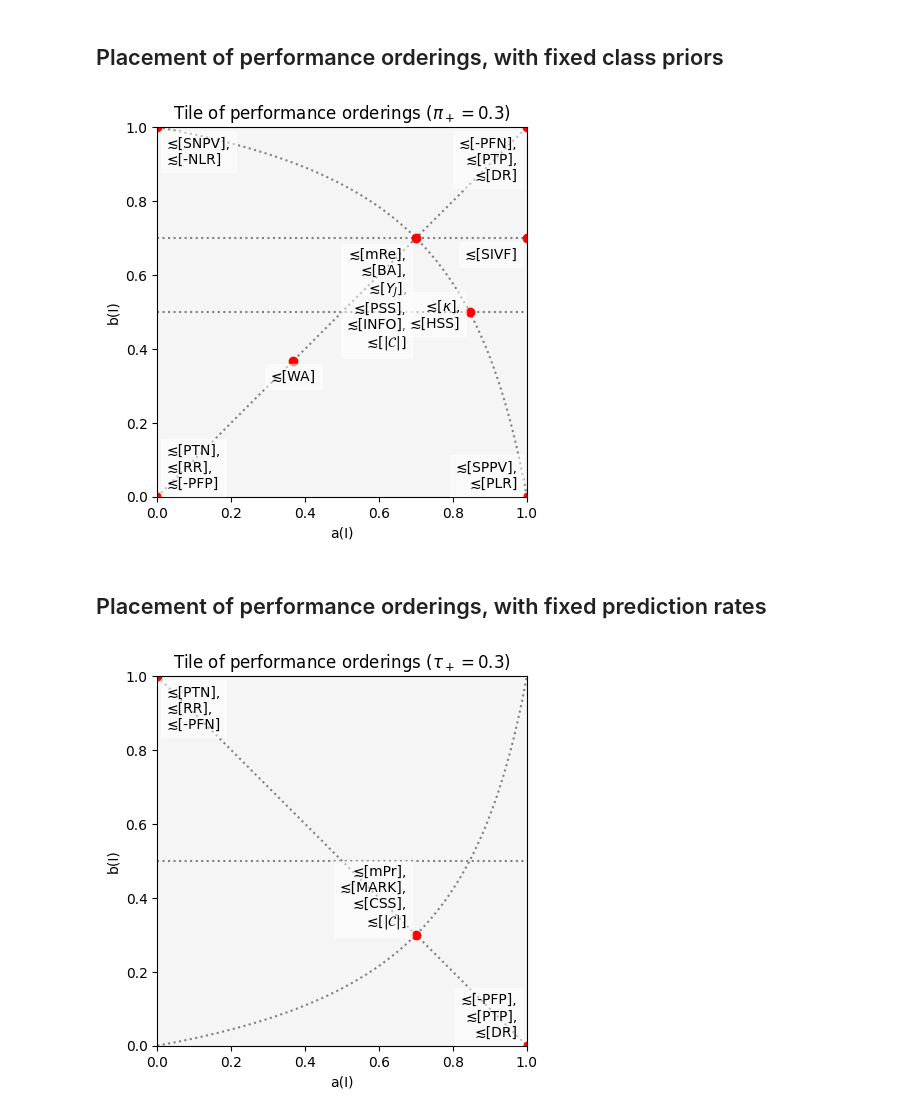
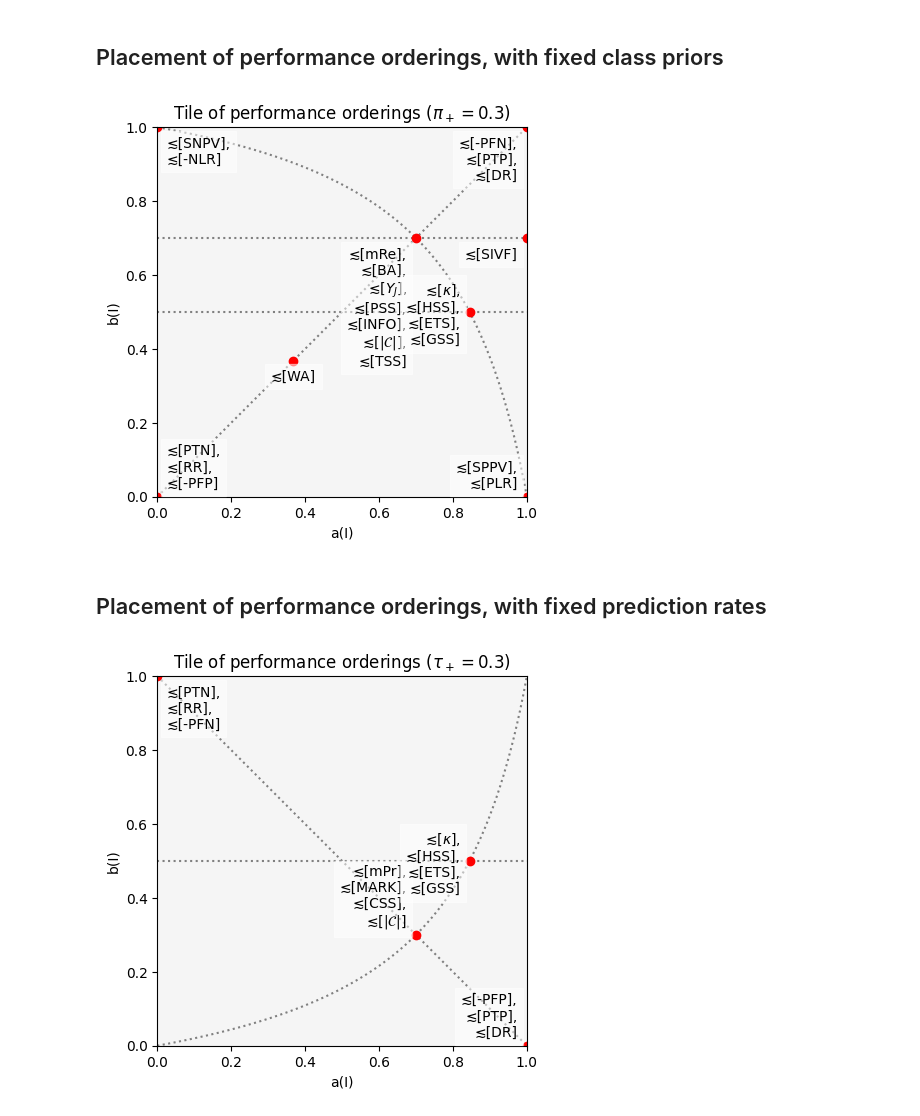
Before and after one commit to uliege-performance/sorbetto, a Jupyter notebook: examples/Pierard2024TheTile_Figure3_tile.ipynb, the cells around one changed output. Saved outputs shown, nothing was run; the diff lists cells and outputs as text; code cells hidden in the pictures.

```diff
--- a/examples/Pierard2024TheTile_Figure3_tile.ipynb
+++ b/examples/Pierard2024TheTile_Figure3_tile.ipynb
@@ -125,8 +125,10 @@ orderings = [
     PerformanceOrderingsInducedByRankingScores.getYoudenJ(priorPos),
     PerformanceOrderingsInducedByRankingScores.getPeirceSkillScore(priorPos),
     PerformanceOrderingsInducedByRankingScores.getInformedness(priorPos),
-    PerformanceOrderingsInducedByRankingScores.getCohenKappa(priorPos),
-    PerformanceOrderingsInducedByRankingScores.getHeidkeSkillScore(priorPos),
+    PerformanceOrderingsInducedByRankingScores.getCohenKappa(priorPos=priorPos),
+    PerformanceOrderingsInducedByRankingScores.getHeidkeSkillScore(priorPos=priorPos),
+    PerformanceOrderingsInducedByRankingScores.getEquitableThreatScore(priorPos=priorPos),
+    PerformanceOrderingsInducedByRankingScores.getGilbertSkillScore(priorPos=priorPos),
     PerformanceOrderingsInducedByRankingScores.getProbabilityTrueNegative(priorPos=priorPos),
     PerformanceOrderingsInducedByRankingScores.getRejectionRate(priorPos=priorPos),
     PerformanceOrderingsInducedByRankingScores.getProbabilityFalsePositiveComplement(priorPos=priorPos),
@@ -134,6 +136,7 @@ orderings = [
     PerformanceOrderingsInducedByRankingScores.getProbabilityTruePositive(priorPos=priorPos),
     PerformanceOrderingsInducedByRankingScores.getDetectionRate(priorPos=priorPos),
     PerformanceOrderingsInducedByRankingScores.getNormalizedConfusionMatrixDeterminant(priorPos=priorPos),
+    PerformanceOrderingsInducedByRankingScores.getTrueSkillStatistic(priorPos=priorPos),
 ]
 
 parameterization = ParameterizationDefault ()
@@ -162,7 +165,7 @@ tile.draw ()
 plt.show ()
 # print ( tile.getExplanation () )
 # %% [output]
-[figure, old version]
+[figure, new version]
 # %% [markdown]
 ## Placement of performance orderings, with fixed prediction rates
 # %%
@@ -176,31 +179,35 @@ orderings = [
     PerformanceOrderingsInducedByRankingScores.getProbabilityTruePositive(ratePos=ratePos),
     PerformanceOrderingsInducedByRankingScores.getDetectionRate(ratePos=ratePos),
     PerformanceOrderingsInducedByRankingScores.getMacroAveragedPrecision(ratePos),
     PerformanceOrderingsInducedByRankingScores.getMarkedness(ratePos),
+    PerformanceOrderingsInducedByRankingScores.getCohenKappa(ratePos=ratePos),
+    PerformanceOrderingsInducedByRankingScores.getHeidkeSkillScore(ratePos=ratePos),
+    PerformanceOrderingsInducedByRankingScores.getEquitableThreatScore(ratePos=ratePos),
+    PerformanceOrderingsInducedByRankingScores.getGilbertSkillScore(ratePos=ratePos),
     PerformanceOrderingsInducedByRankingScores.getClaytonSkillScore(ratePos),
     PerformanceOrderingsInducedByRankingScores.getNormalizedConfusionMatrixDeterminant(ratePos=ratePos),
 ]
 
 parameterization = ParameterizationDefault ()
 tile = Tile ( parameterization, name="Tile of performance orderings ($\\tau_+={:g}$)".format(ratePos) )
 
 locus = tile.parameterization.locateRelativeImportanceUnsatisfying(0.5, 0.5)
 annotation = AnnotationGeometric ( locus, linestyle=':', color='grey' )
 tile.appendAnnotation ( annotation )
 
 locus = tile.parameterization.locateOrderingsInvertedWithOpChangeGroundtruthClass()
 annotation = AnnotationGeometric ( locus, linestyle=':', color='grey' )
 tile.appendAnnotation ( annotation )
 
 annotation = AnnotationCurveFixedPredictionRates (ratePos, linestyle=':', color='grey' )
 tile.appendAnnotation ( annotation )
 
 for ordering in orderings :
     annotation = AnnotationText ( ordering, markerfacecolor='red', color='black', markeredgecolor='red' )
     tile.appendAnnotation ( annotation )
 
 tile.draw ()
 plt.show ()
 # print ( tile.getExplanation () )
 # %% [output]
-[figure, old version]
+[figure, new version]
```
Also changed, not shown: 5 other files.
